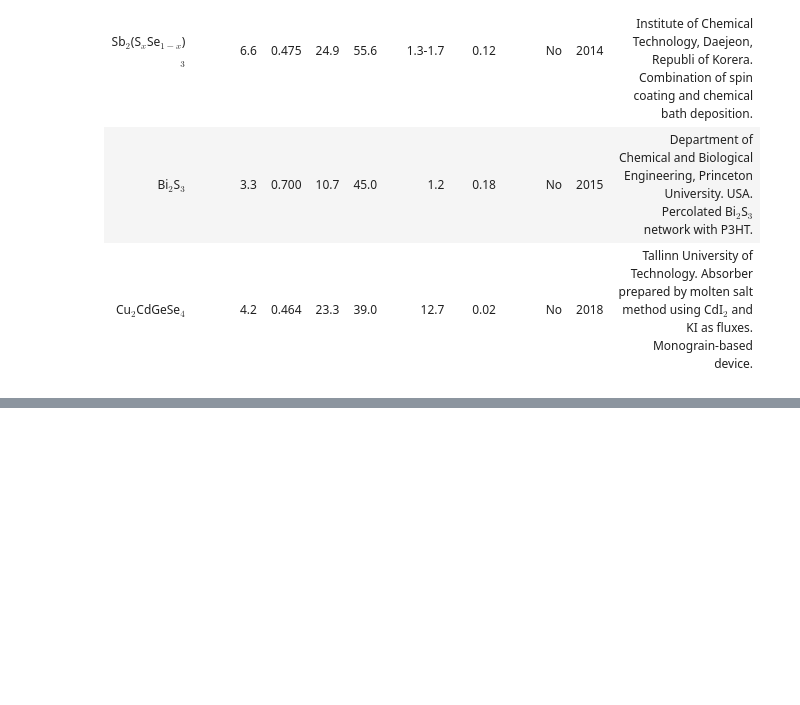
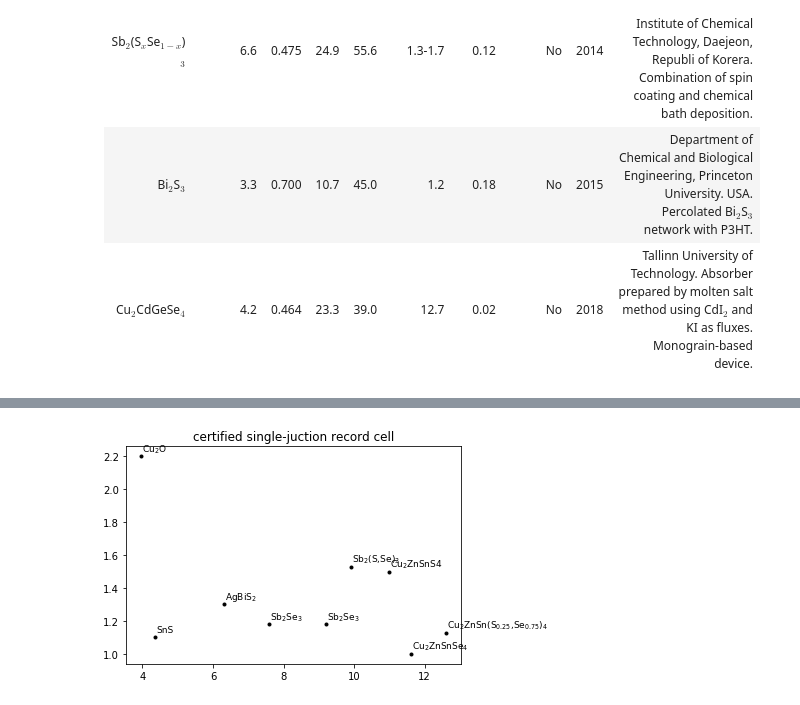
Before and after one commit to emergingpv/emergingpv.github.io, a Jupyter notebook: data chart.ipynb, the cells around one changed output, grey strips where cells are left out. Drawn from its saved outputs; the diff is of its cells as text; code cells hidden in the pictures; blank space fills up the shorter version.

```diff
--- a/data chart.ipynb
+++ b/data chart.ipynb
@@ -63,0 +78,4 @@ Table 2. List of non-certified single-junction record cells under global AM1.5 s
+# %%
+xarray_certified=np.array([9.2,11,12.6,11.6,3.97,4.36,7.6,9.9,6.31])
+yarray_certified=np.array([1.18,1.5,1.13,1.0,2.2,1.1,1.18,1.53,1.3])
+certified_names=['Sb$_{2}$Se$_{3}$','Cu$_{2}$ZnSnS${4}$','Cu$_{2}$ZnSn(S$_{0.25}$,Se$_{0.75}$)$_{4}$','Cu$_{2}$ZnSnSe$_{4}$','Cu$_{2}$O','SnS','Sb$_{2}$Se$_{3}$','Sb$_{2}$(S,Se)$_{3}$','AgBiS$_{2}$']
@@ -63,0 +109,12 @@ Table 2. List of non-certified single-junction record cells under global AM1.5 s
+# %%
+
+plt.figure() #New figure
+for i,certified_name in enumerate(certified_names):
+    x = xarray_certified[i]
+    y = yarray_certified[i]
+    plt.plot(x, y,'k.')
+    plt.text(x+0.03, y+0.03, certified_name, fontsize=9)
+    plt.title('certified single-juction record cell')
+plt.show()
+# %% [output]
+[figure, added]
```
Also changed, not shown: parts of 6 cells of this notebook, 3 other files.
